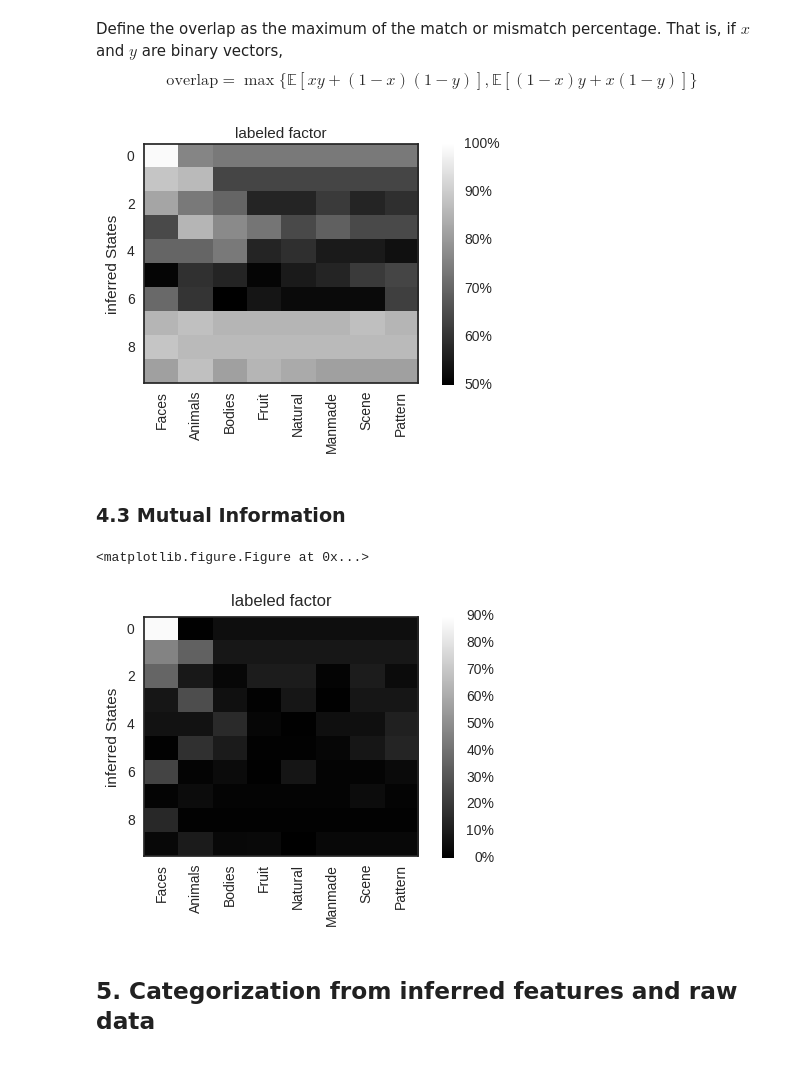
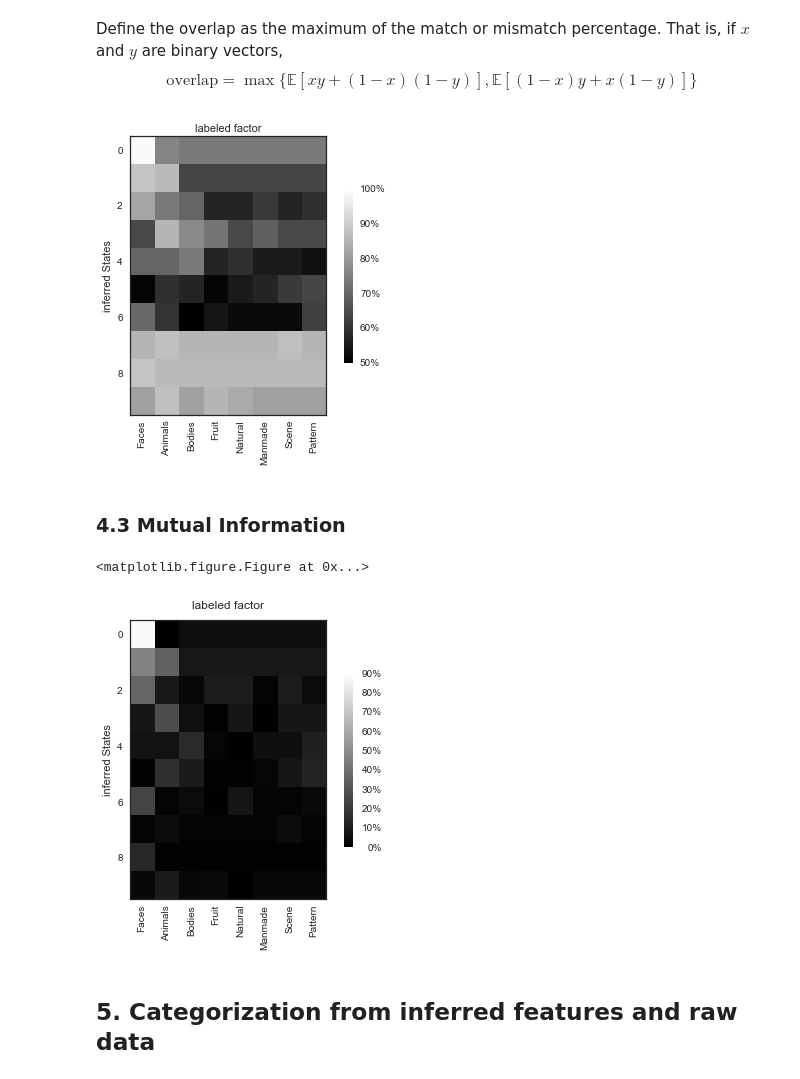
Before and after one commit to pearsonlab/spiketopics, a Jupyter notebook: experiments/imgclust/explore_inferred_states.ipynb, the cells around one changed output. Saved outputs shown, nothing was run; the diff lists cells and outputs as text; code cells hidden in the pictures.

```diff
--- a/experiments/imgclust/explore_inferred_states.ipynb
+++ b/experiments/imgclust/explore_inferred_states.ipynb
@@ -493,23 +493,23 @@ mismatch = (np.dot(cat, (1 - xi[1::3])) + np.dot((1 - cat), xi[1::3])) / 96
 overlap = np.maximum(match, mismatch)
 # %%
 # show normalized overlap matrix in grey scale
-matshow(overlap.T, aspect=.7, vmin=.5, vmax=1)
+matshow(overlap.T, vmin=.5, vmax=1)
 
 cbar = plt.colorbar(fraction=0.039, pad=0.08)
 cbar.set_ticks([.5, .6, .7, .8, .9, 1])
 cbar.set_ticklabels(['50%', '60%', '70%', '80%', '90%', '100%'])
 
 plt.ylabel('inferred States')
 plt.xlabel('labeled factor')
 
 # add column names
 ax = plt.gca()
 ax.xaxis.set_label_position('top')
 plt.tick_params(axis='x', which='both', top='off', bottom='off',
                 labelbottom='on', labeltop='off', pad=5)
 plt.xticks(xrange(len(categories)), categories, rotation='vertical', horizontalalignment='center');
 # %% [output]
-[figure, old version]
+[figure, new version]
 # %% [markdown]
 ### 4.3 Mutual Information
 # %%
@@ -520,7 +520,7 @@ mi_mat = mutual_information_matrix(cat.T, xi[bin_stim::bins])
 # %%
 # plot mutual information matrix in grey scale
 plt.figure()
-matshow(mi_mat.T, aspect=0.7, vmin=0, vmax=.9)
+matshow(mi_mat.T, vmin=0, vmax=.9)
 
 plt.ylabel('inferred States')
 plt.title('labeled factor', y=1.02)
@@ -540,7 +540,7 @@ plt.tick_params(axis='x', which='both', top='off', bottom='off',
 plt.xticks(xrange(len(categories)), categories, rotation='vertical', horizontalalignment='center');
 # %% [output]
 <matplotlib.figure.Figure at 0x...>
-[figure, old version]
+[figure, new version]
 # %% [markdown]
 ## 5. Categorization from inferred features and raw data
 # %% [markdown]
```
Also changed, not shown: parts of 16 cells of this notebook, 3 other files.
